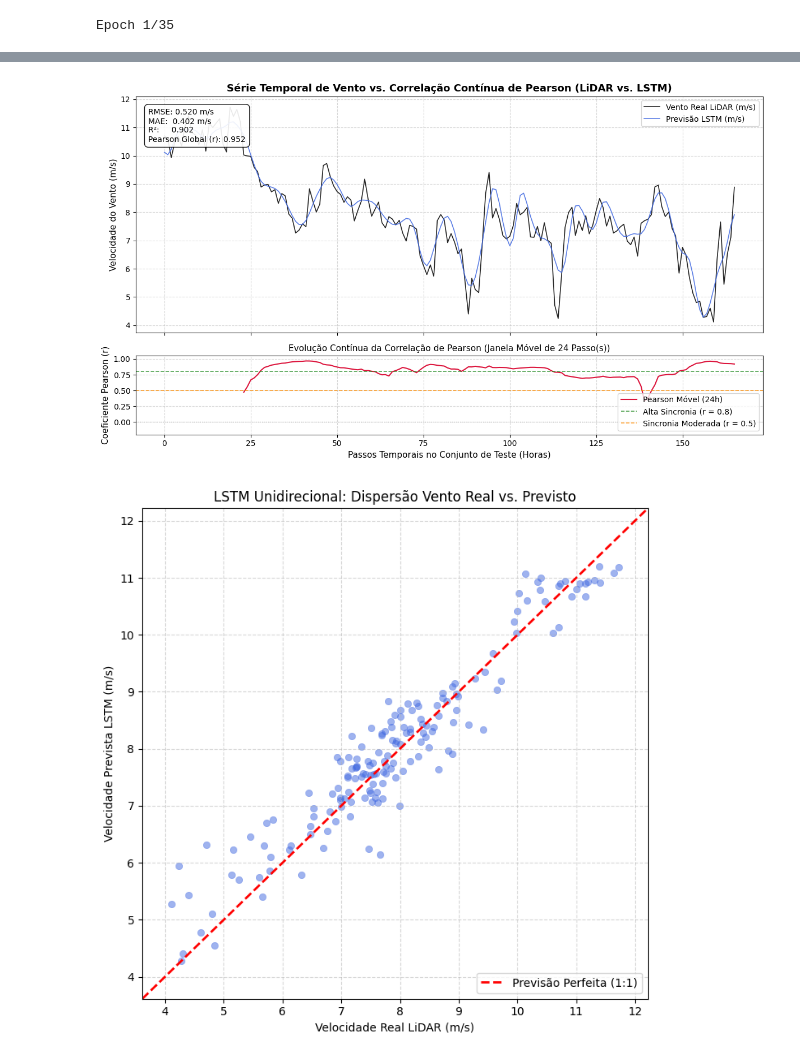
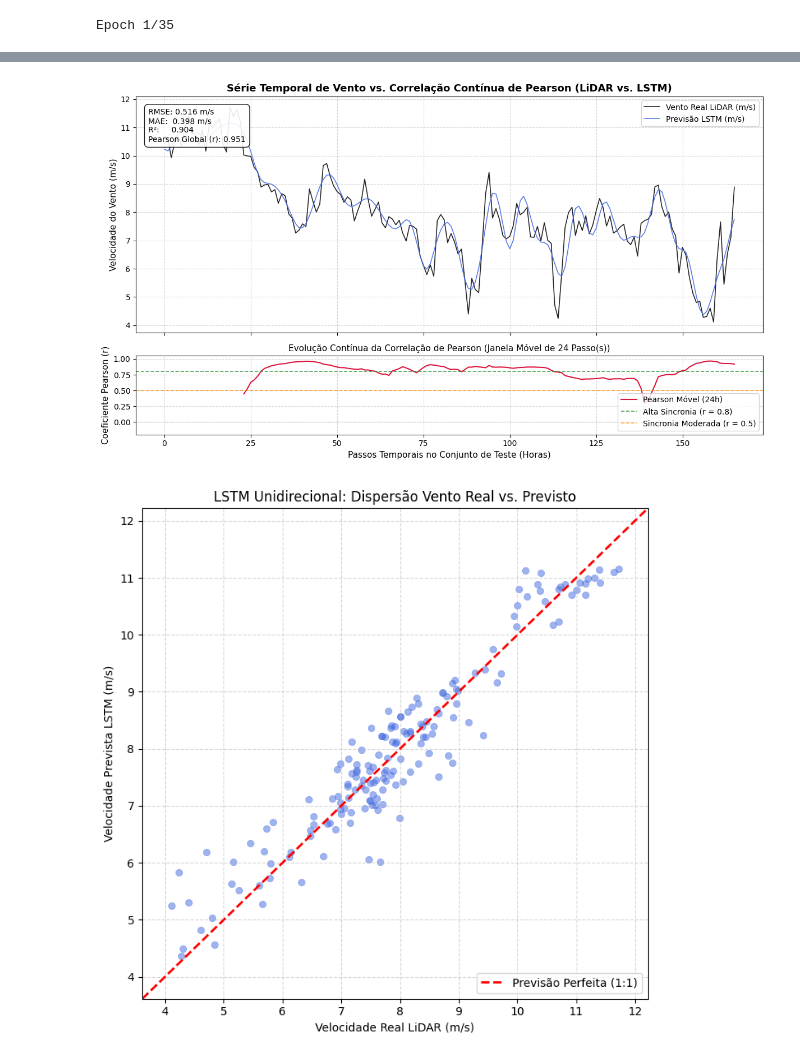
Before and after one commit to Ig0r-or/Wind-Speed-Forecasting-Using-LiDAR-ERA5-and-Deep-Learning, a Jupyter notebook: notebooks/2_LSTM_Unidirecional.ipynb, the cells around one changed output, grey strips where cells are left out. Drawn from its saved outputs; the diff is of its cells as text; code cells hidden in the pictures.

```diff
--- a/notebooks/2_LSTM_Unidirecional.ipynb
+++ b/notebooks/2_LSTM_Unidirecional.ipynb
@@ -1,20 +436,10 @@
 # %%
-import matplotlib.pyplot as plt
-import numpy as np
-import pandas as pd
-import seaborn as sns
-from sklearn.metrics import mean_absolute_error, mean_squared_error, r2_score
-from sklearn.preprocessing import StandardScaler
-from tensorflow.keras.callbacks import EarlyStopping, ReduceLROnPlateau
-from tensorflow.keras.layers import LSTM, Dense, Dropout
-from tensorflow.keras.models import Sequential
-
 # ==========================================
 # 1. CARREGAMENTO E DIVISÃO TEMPORAL
 # ==========================================
 df = pd.read_parquet("data/approach_a.parquet")
 
-features = ["ws100_era5", "ws100_lidar_clean"]
+features = ["ws100_lidar_clean"]
 target = "ws100_lidar"
 
 n = len(df)
@@ -251,2 +676,2 @@ RMSE: 0.520 m/s | MAE: 0.402 m/s | R²: 0.902 | Pearson (r): 0.952
-[figure, old version]
+[figure, new version]
-[figure, old version]
+[figure, new version]
```
Also changed, not shown: parts of 5 cells of this notebook.
